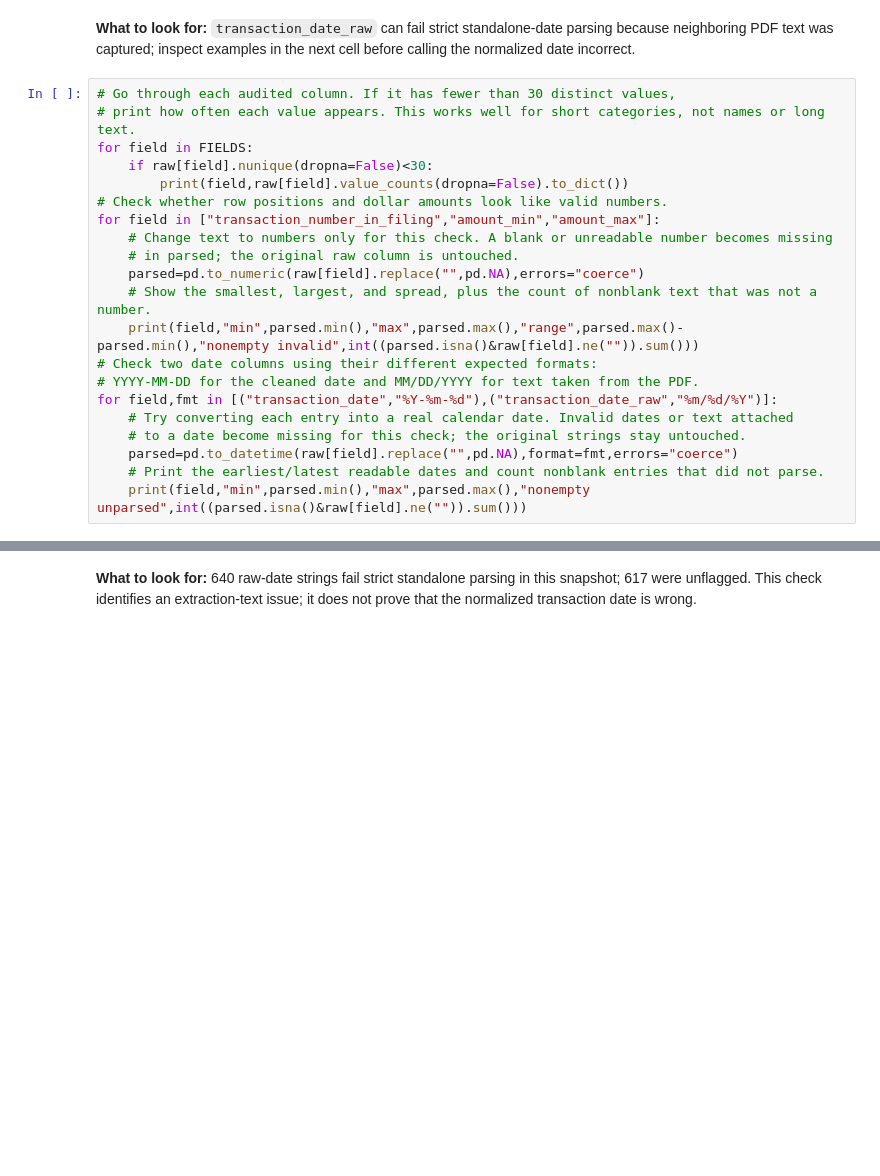
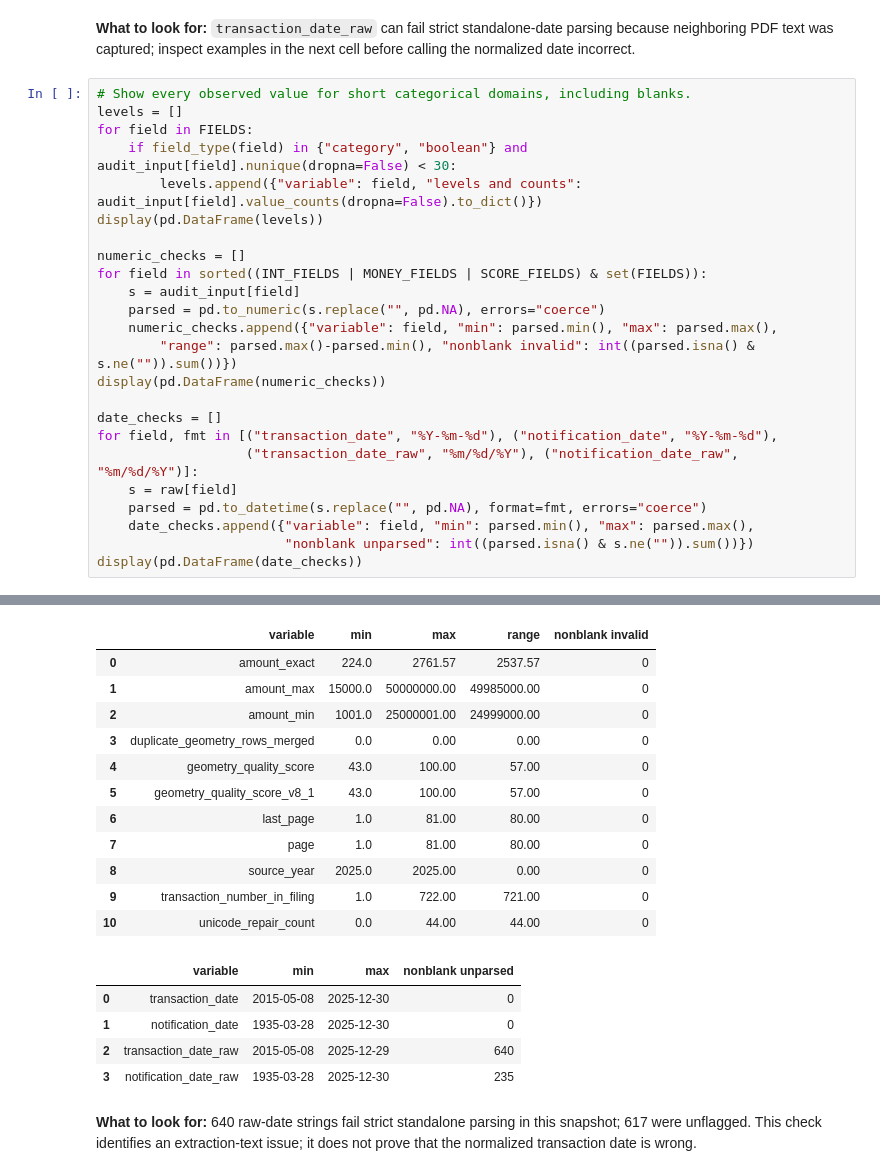
Before and after one commit to StrokeOfLuck/dsa405-part-2, a Jupyter notebook: notebooks/DSA405_002_FA26_P2_sryan3.ipynb, the cells around one changed output, grey strips where cells are left out. Drawn from its saved outputs; the diff is of its cells as text; blank space fills up the shorter version.

```diff
--- a/notebooks/DSA405_002_FA26_P2_sryan3.ipynb
+++ b/notebooks/DSA405_002_FA26_P2_sryan3.ipynb
@@ -108,23 +190,27 @@ display(audit)
 # %% [markdown]
 **What to look for:** `transaction_date_raw` can fail strict standalone-date parsing because neighboring PDF text was captured; inspect examples in the next cell before calling the normalized date incorrect.
 # %%
-# Go through each audited column. If it has fewer than 30 distinct values,
-# print how often each value appears. This works well for short categories, not names or long text.
+# Show every observed value for short categorical domains, including blanks.
+levels = []
 for field in FIELDS:
-    if raw[field].nunique(dropna=False)<30:
-        print(field,raw[field].value_counts(dropna=False).to_dict())
-# Check whether row positions and dollar amounts look like valid numbers.
-for field in ["transaction_number_in_filing","amount_min","amount_max"]:
-    # Change text to numbers only for this check. A blank or unreadable number becomes missing
-    # in parsed; the original raw column is untouched.
-    parsed=pd.to_numeric(raw[field].replace("",pd.NA),errors="coerce")
-    # Show the smallest, largest, and spread, plus the count of nonblank text that was not a number.
-    print(field,"min",parsed.min(),"max",parsed.max(),"range",parsed.max()-parsed.min(),"nonempty invalid",int((parsed.isna()&raw[field].ne("")).sum()))
-# Check two date columns using their different expected formats:
-# YYYY-MM-DD for the cleaned date and MM/DD/YYYY for text taken from the PDF.
-for field,fmt in [("transaction_date","%Y-%m-%d"),("transaction_date_raw","%m/%d/%Y")]:
-    # Try converting each entry into a real calendar date. Invalid dates or text attached
-    # to a date become missing for this check; the original strings stay untouched.
-    parsed=pd.to_datetime(raw[field].replace("",pd.NA),format=fmt,errors="coerce")
-    # Print the earliest/latest readable dates and count nonblank entries that did not parse.
-    print(field,"min",parsed.min(),"max",parsed.max(),"nonempty unparsed",int((parsed.isna()&raw[field].ne("")).sum()))
+    if field_type(field) in {"category", "boolean"} and audit_input[field].nunique(dropna=False) < 30:
+        levels.append({"variable": field, "levels and counts": audit_input[field].value_counts(dropna=False).to_dict()})
+display(pd.DataFrame(levels))
+
+numeric_checks = []
+for field in sorted((INT_FIELDS | MONEY_FIELDS | SCORE_FIELDS) & set(FIELDS)):
+    s = audit_input[field]
+    parsed = pd.to_numeric(s.replace("", pd.NA), errors="coerce")
+    numeric_checks.append({"variable": field, "min": parsed.min(), "max": parsed.max(),
+        "range": parsed.max()-parsed.min(), "nonblank invalid": int((parsed.isna() & s.ne("")).sum())})
+display(pd.DataFrame(numeric_checks))
+
+date_checks = []
+for field, fmt in [("transaction_date", "%Y-%m-%d"), ("notification_date", "%Y-%m-%d"),
+                   ("transaction_date_raw", "%m/%d/%Y"), ("notification_date_raw", "%m/%d/%Y")]:
+    s = raw[field]
+    parsed = pd.to_datetime(s.replace("", pd.NA), format=fmt, errors="coerce")
+    date_checks.append({"variable": field, "min": parsed.min(), "max": parsed.max(),
+                        "nonblank unparsed": int((parsed.isna() & s.ne("")).sum())})
+display(pd.DataFrame(date_checks))
+# %% [output]
@@ -131,3 +234,20 @@ for field,fmt in [("transaction_date","%Y-%m-%d"),("transaction_date_raw","%m/%d
+|  | variable | min | max | range | nonblank invalid |
+| 0 | amount_exact | 224.0 | 2761.57 | 2537.57 | 0 |
+| 1 | amount_max | 15000.0 | 50000000.00 | 49985000.00 | 0 |
+| 2 | amount_min | 1001.0 | 25000001.00 | 24999000.00 | 0 |
+| 3 | duplicate_geometry_rows_merged | 0.0 | 0.00 | 0.00 | 0 |
+| 4 | geometry_quality_score | 43.0 | 100.00 | 57.00 | 0 |
+| 5 | geometry_quality_score_v8_1 | 43.0 | 100.00 | 57.00 | 0 |
+| 6 | last_page | 1.0 | 81.00 | 80.00 | 0 |
+| 7 | page | 1.0 | 81.00 | 80.00 | 0 |
+| 8 | source_year | 2025.0 | 2025.00 | 0.00 | 0 |
+| 9 | transaction_number_in_filing | 1.0 | 722.00 | 721.00 | 0 |
+| 10 | unicode_repair_count | 0.0 | 44.00 | 44.00 | 0 |
+|  | variable | min | max | nonblank unparsed |
+| 0 | transaction_date | 2015-05-08 | 2025-12-30 | 0 |
+| 1 | notification_date | 1935-03-28 | 2025-12-30 | 0 |
+| 2 | transaction_date_raw | 2015-05-08 | 2025-12-29 | 640 |
+| 3 | notification_date_raw | 1935-03-28 | 2025-12-30 | 235 |
 # %% [markdown]
 **What to look for:** 640 raw-date strings fail strict standalone parsing in this snapshot; 617 were unflagged. This check identifies an extraction-text issue; it does not prove that the normalized transaction date is wrong.
 # %%
```
Also changed, not shown: parts of 19 cells of this notebook, 14 other files.
